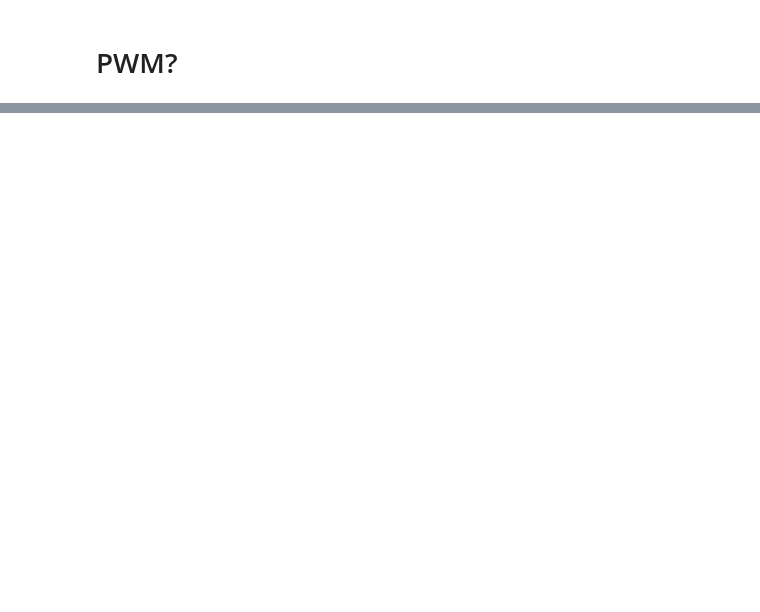
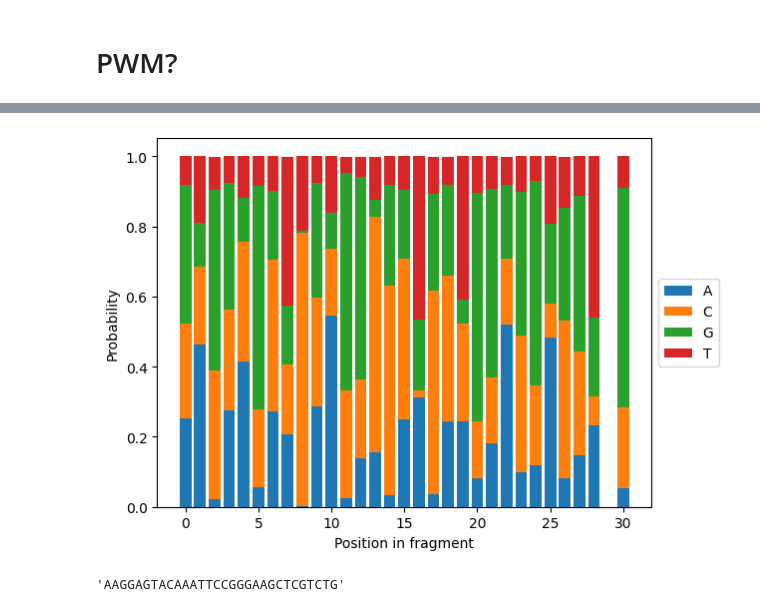
Before and after one commit to itrujnara/genomes-project, a Jupyter notebook: notebooks/evo_test.ipynb, the cells around one changed output, grey strips where cells are left out. Drawn from its saved outputs; the diff is of its cells as text; code cells hidden in the pictures; blank space fills up the shorter version.

```diff
--- a/notebooks/evo_test.ipynb
+++ b/notebooks/evo_test.ipynb
@@ -219,12 +296,19 @@ probs_dict = {
     'T': probs_t[3,:]
 }
 # %%
+# plot probabilities by position
 x = np.linspace(0,probs_t.shape[1],probs_t.shape[1],dtype=np.int32)
 plt.bar(x, probs_dict['A'], label = 'A')
 plt.bar(x, probs_dict['C'], bottom = probs_dict['A'], label = 'C')
 plt.bar(x, probs_dict['G'], bottom = probs_dict['A'] + probs_dict['C'], label = 'G')
 plt.bar(x, probs_dict['T'], bottom = probs_dict['A'] + probs_dict['C'] + probs_dict['G'], label = 'T')
 plt.legend(loc = "center left", bbox_to_anchor = (1,0.5))
+plt.xlabel("Position in fragment")
+plt.ylabel("Probability")
 plt.show()
+# %% [output]
+[figure, added]
 # %%
-seed[1:51]
+seed[501:531]
+# %% [output]
+'AAGGAGTACAAATTCCGGGAAGCTCGTCTG'
```
Also changed, not shown: parts of 55 cells of this notebook, 8 other files.
